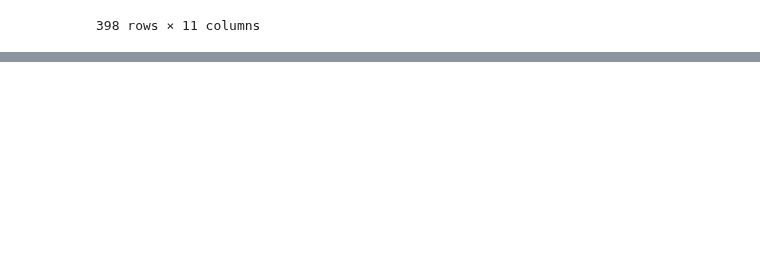
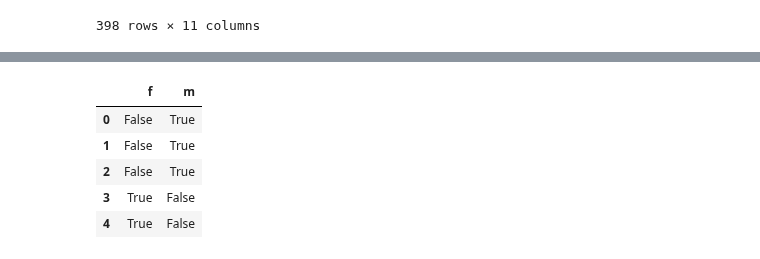
Before and after one commit to coconutkim/data, a Jupyter notebook: pandas/특성공학.ipynb, the cells around one changed output, grey strips where cells are left out. Saved outputs shown, nothing was run; the diff lists cells and outputs as text; code cells hidden in the pictures; blank space fills up the shorter version.

```diff
--- a/pandas/특성공학.ipynb
+++ b/pandas/특성공학.ipynb
@@ -416,0 +532,12 @@ mpg_df
+# %%
+arr = np.array(['m','m','m','f','f'])
+# %%
+pd.get_dummies(arr)
+# 원 핫 인코딩
+# %% [output]
+|  | f | m |
+| 0 | False | True |
+| 1 | False | True |
+| 2 | False | True |
+| 3 | True | False |
+| 4 | True | False |
```
Also changed, not shown: parts of 27 cells of this notebook, 2 other files.
